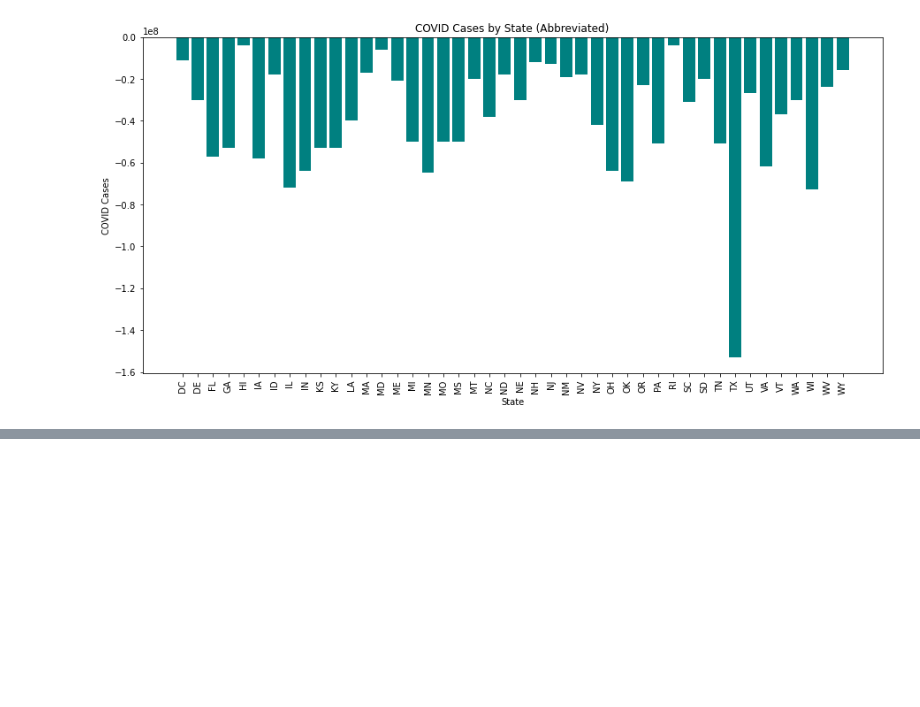
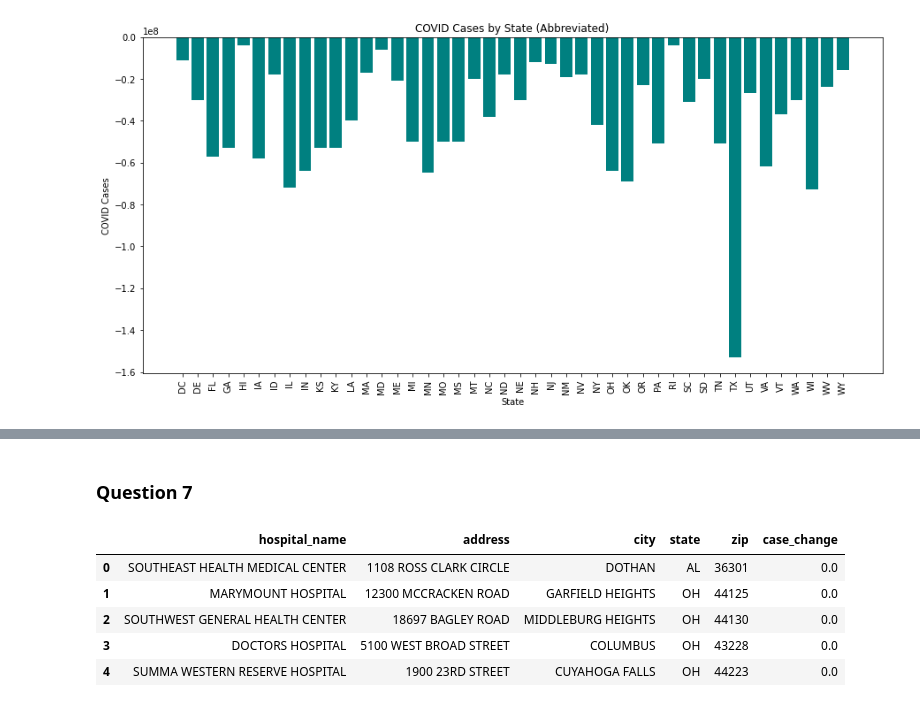
Before and after one commit to sus040/Boelyn, a Jupyter notebook: visualizations.ipynb, the cells around one changed output, grey strips where cells are left out. Drawn from its saved outputs; the diff is of its cells as text; code cells hidden in the pictures; blank space fills up the shorter version.

```diff
--- a/visualizations.ipynb
+++ b/visualizations.ipynb
@@ -262,0 +287,56 @@ conn.close()
+# %% [markdown]
+### Question 7
+# %%
+import pandas as pd
+import matplotlib.pyplot as plt
+import psycopg
+from credentials import DBNAME, USER, PASSWORD
+
+conn = psycopg.connect(
+    host="pinniped.postgres.database.azure.com",
+    dbname=DBNAME, user=USER, password=PASSWORD
+)
+
+query_1 = "SELECT * FROM hospital"
+query_2 = "SELECT * FROM beds"
+
+hospital_df = pd.read_sql(query_1, conn)
+beds_df = pd.read_sql(query_2, conn)
+
+conn.close()
+
+# Convert 'collection_week' to datetime for proper sorting
+beds_df['collection_week'] = pd.to_datetime(beds_df['collection_week'])
+
+# Find the last two weeks in the dataset
+last_two_weeks = beds_df['collection_week'].nlargest(2).sort_values()
+
+# Filter data for these two weeks
+recent_data = beds_df[beds_df['collection_week'].isin(last_two_weeks)]
+
+# Group by hospital and week, then sum COVID cases
+grouped_data = recent_data.groupby(['hospital_pk', 'collection_week'])['inpatient_beds_used_covid_7_day_avg'].sum().reset_index()
+
+# Pivot the data to have weeks as columns
+pivot_data = grouped_data.pivot(index='hospital_pk', columns='collection_week', values='inpatient_beds_used_covid_7_day_avg')
+
+# Calculate the difference in cases between the two weeks
+pivot_data['case_change'] = pivot_data[last_two_weeks.iloc[1]] - pivot_data[last_two_weeks.iloc[0]]
+
+# Sort by the change in cases
+pivot_data = pivot_data.sort_values('case_change', ascending=False).reset_index()
+
+# Merge with hospital details
+final_table = pd.merge(pivot_data, hospital_df[['hospital_pk', 'hospital_name', 'address', 'city', 'state', 'zip']], on='hospital_pk')
+
+# Selecting relevant columns for the final table
+final_table = final_table[['hospital_name', 'address', 'city', 'state', 'zip', 'case_change']]
+
+final_table.head()  # Display the hospitals with the largest changes in cases
+# %% [output]
+|  | hospital_name | address | city | state | zip | case_change |
+| 0 | SOUTHEAST HEALTH MEDICAL CENTER | 1108 ROSS CLARK CIRCLE | DOTHAN | AL | 36301 | 0.0 |
+| 1 | MARYMOUNT HOSPITAL | 12300 MCCRACKEN ROAD | GARFIELD HEIGHTS | OH | 44125 | 0.0 |
+| 2 | SOUTHWEST GENERAL HEALTH CENTER | 18697 BAGLEY ROAD | MIDDLEBURG HEIGHTS | OH | 44130 | 0.0 |
+| 3 | DOCTORS HOSPITAL | 5100 WEST BROAD STREET | COLUMBUS | OH | 43228 | 0.0 |
+| 4 | SUMMA WESTERN RESERVE HOSPITAL | 1900 23RD STREET | CUYAHOGA FALLS | OH | 44223 | 0.0 |
```
Also changed, not shown: parts of 11 cells of this notebook.
